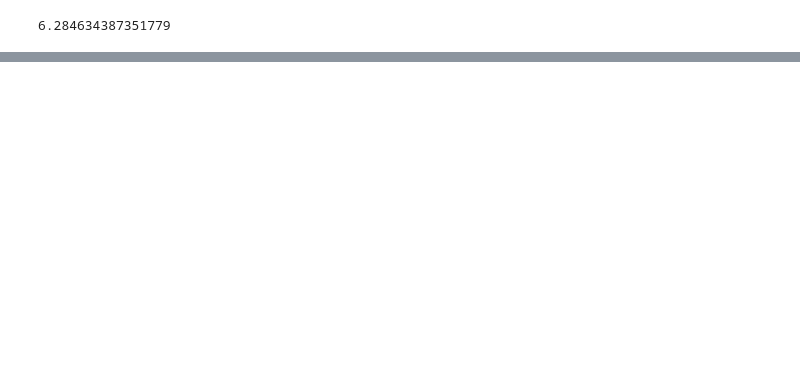
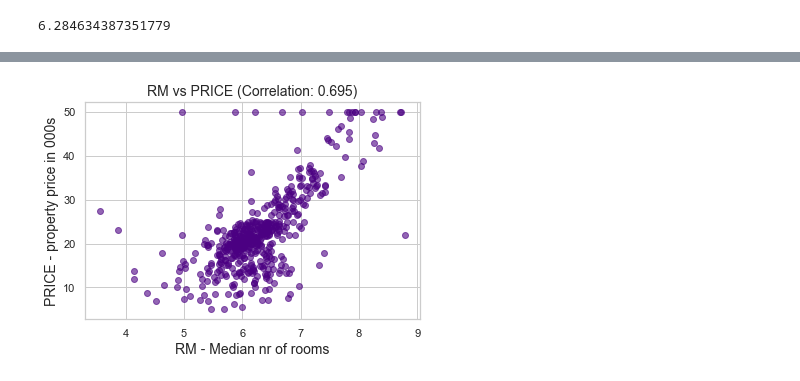
Before and after one commit to gxgarciat/Playground-DataAnalysis, a Jupyter notebook: 8_HousePriceData_MultivariableRegression.ipynb, the cells around one changed output, grey strips where cells are left out. Cells and saved outputs as stored; diff of their text form; code cells hidden in the pictures; blank space fills up the shorter version.

```diff
--- a/8_HousePriceData_MultivariableRegression.ipynb
+++ b/8_HousePriceData_MultivariableRegression.ipynb
@@ -401,0 +408,11 @@ plt.show()
+# %%
+# Implemmenting same graph by using Seaborn
+
+sns.set() # Resetting styling according to seaborn
+sns.set_style('whitegrid')
+
+#sns.set_context('notebook')
+
+sns.jointplot(x=data['DIS'],y=data['NOX'],kind='scatter',height=9,color='blue',joint_kws={'alpha':0.5})
+
+plt.show()
@@ -401,0 +428,14 @@ plt.show()
+# %%
+# Analyzing data - house prices and number of rooms
+
+rm_tgt_corr = data['RM'].corr(data['PRICE'])
+rm_tgt_corr = round(rm_tgt_corr,3)
+
+plt.scatter(x=data['RM'],y=data['PRICE'],alpha=0.6,color='indigo')
+
+plt.title(f'RM vs PRICE (Correlation: {rm_tgt_corr})',fontsize=14)
+plt.xlabel('RM - Median nr of rooms',fontsize=14)
+plt.ylabel('PRICE - property price in 000s',fontsize=14)
+plt.show()
+# %% [output]
+[figure, added]
```
Also changed, not shown: parts of 54 cells of this notebook.
